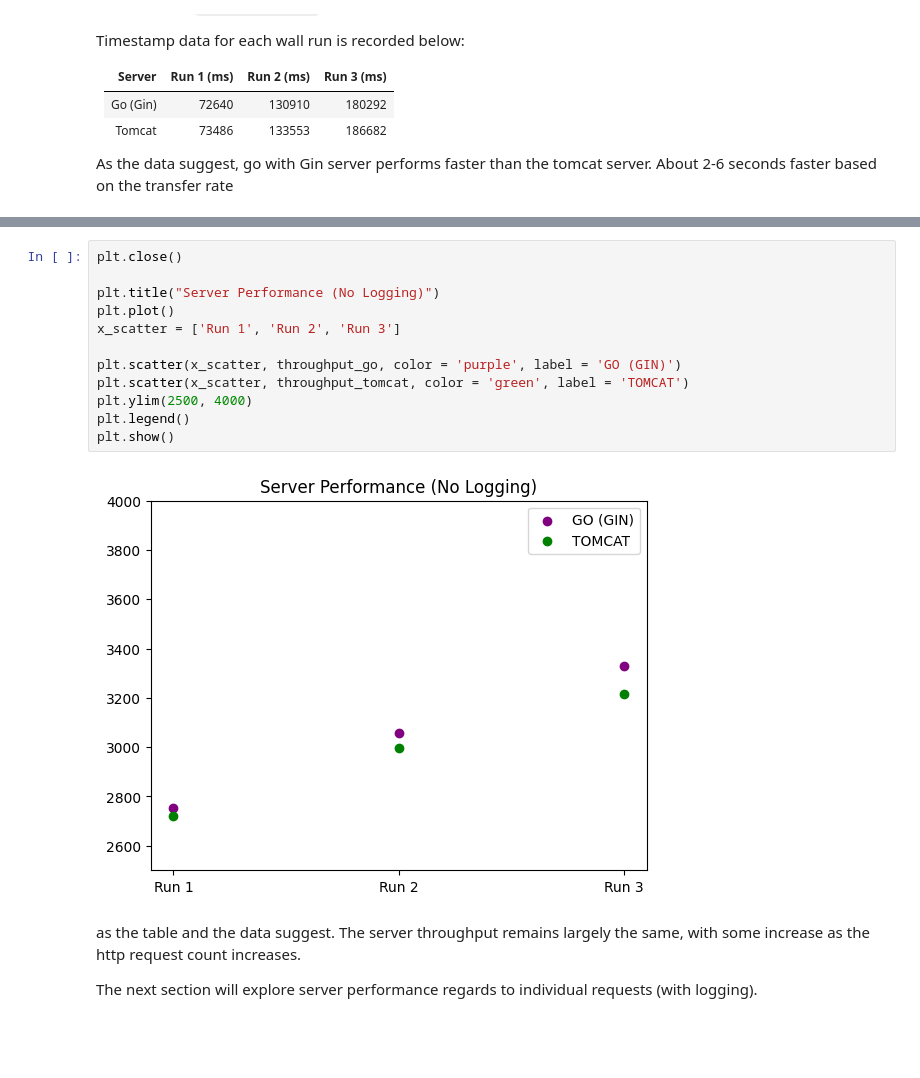
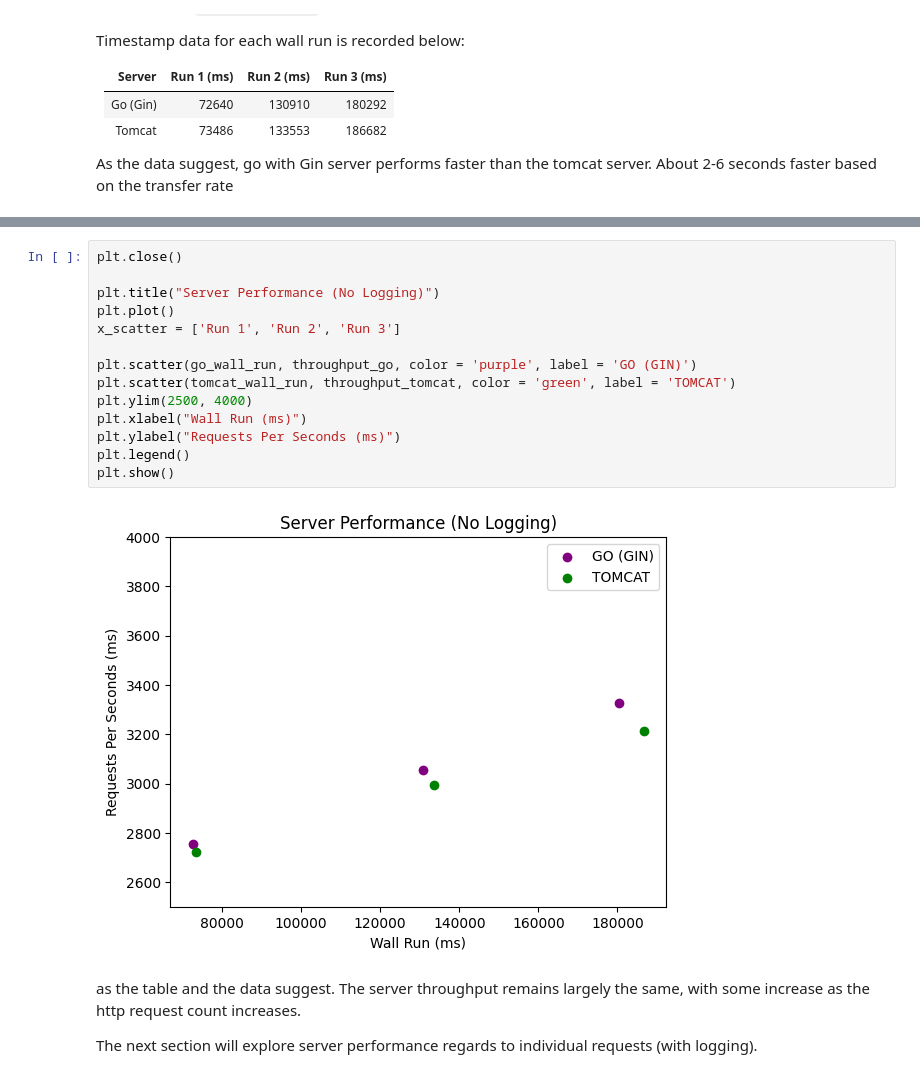
Before and after one commit to sjchin88/FA-23DBI, a Jupyter notebook: homework1/hw1_plot.ipynb, the cells around one changed output, grey strips where cells are left out. Saved outputs shown, nothing was run; the diff lists cells and outputs as text; blank space fills up the shorter version.

```diff
--- a/homework1/hw1_plot.ipynb
+++ b/homework1/hw1_plot.ipynb
@@ -64,17 +62,19 @@ plt.show()
 # %%
 plt.close()
 
 plt.title("Server Performance (No Logging)")
 plt.plot()
 x_scatter = ['Run 1', 'Run 2', 'Run 3']
 
-plt.scatter(x_scatter, throughput_go, color = 'purple', label = 'GO (GIN)')
-plt.scatter(x_scatter, throughput_tomcat, color = 'green', label = 'TOMCAT')
+plt.scatter(go_wall_run, throughput_go, color = 'purple', label = 'GO (GIN)')
+plt.scatter(tomcat_wall_run, throughput_tomcat, color = 'green', label = 'TOMCAT')
 plt.ylim(2500, 4000)
+plt.xlabel("Wall Run (ms)")
+plt.ylabel("Requests Per Seconds (ms)")
 plt.legend()
 plt.show()
 # %% [output]
-[figure, old version]
+[figure, new version]
 # %% [markdown]
 as the table and the data suggest. The server throughput remains largely the same, with some increase as the http request count increases.
 
```
Also changed, not shown: parts of 5 cells of this notebook, 11 other files.
